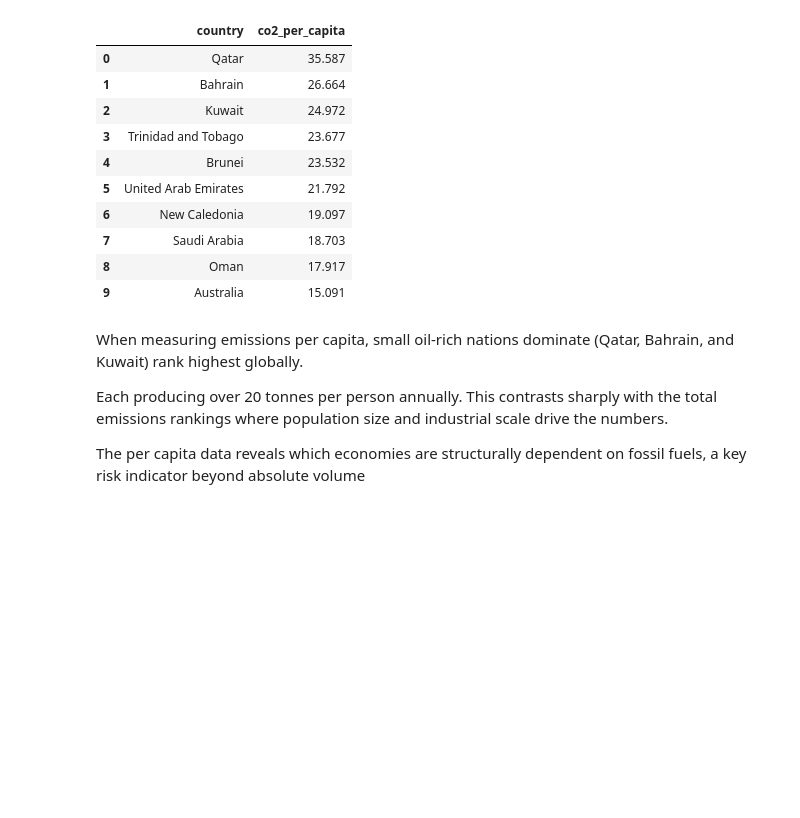
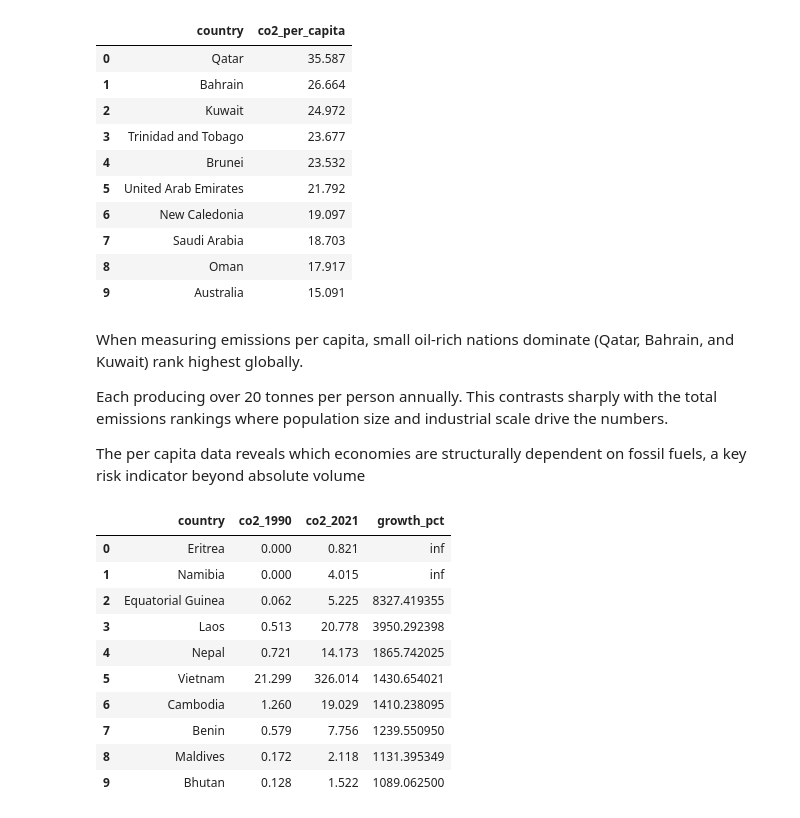
Before and after one commit to Bellevkey22/Global-CO2-Emissions-Risk-Analysis, a Jupyter notebook: co2_exploration.ipynb, the cells around one changed output. Cells and saved outputs as stored; diff of their text form; code cells hidden in the pictures; blank space fills up the shorter version.

Commit message:
completed growth rate analysis

```diff
--- a/co2_exploration.ipynb
+++ b/co2_exploration.ipynb
@@ -320,3 +320,24 @@ When measuring emissions per capita, small oil-rich nations dominate (Qatar, Bah
 Each producing over 20 tonnes per person annually. This contrasts sharply with the total emissions rankings where population size and industrial scale drive the numbers.
 
 The per capita data reveals which economies are structurally dependent on fossil fuels, a key risk indicator beyond absolute volume
+# %%
+emissions_1990 = df[df['year'] == 1990][['country', 'co2']].rename(columns={'co2': 'co2_1990'})
+emissions_2021 = df[df['year'] == 2021][['country', 'co2']].rename(columns={'co2': 'co2_2021'})
+
+growth = emissions_1990.merge(emissions_2021, on='country')
+growth['growth_pct'] = ((growth['co2_2021'] - growth['co2_1990']) / growth['co2_1990']) * 100
+growth = growth.sort_values('growth_pct', ascending=False).head(10).reset_index(drop=True)
+
+growth
+# %% [output]
+|  | country | co2_1990 | co2_2021 | growth_pct |
+| 0 | Eritrea | 0.000 | 0.821 | inf |
+| 1 | Namibia | 0.000 | 4.015 | inf |
+| 2 | Equatorial Guinea | 0.062 | 5.225 | 8327.419355 |
+| 3 | Laos | 0.513 | 20.778 | 3950.292398 |
+| 4 | Nepal | 0.721 | 14.173 | 1865.742025 |
+| 5 | Vietnam | 21.299 | 326.014 | 1430.654021 |
+| 6 | Cambodia | 1.260 | 19.029 | 1410.238095 |
+| 7 | Benin | 0.579 | 7.756 | 1239.550950 |
+| 8 | Maldives | 0.172 | 2.118 | 1131.395349 |
+| 9 | Bhutan | 0.128 | 1.522 | 1089.062500 |
```
Also changed, not shown: parts of 4 cells of this notebook.
